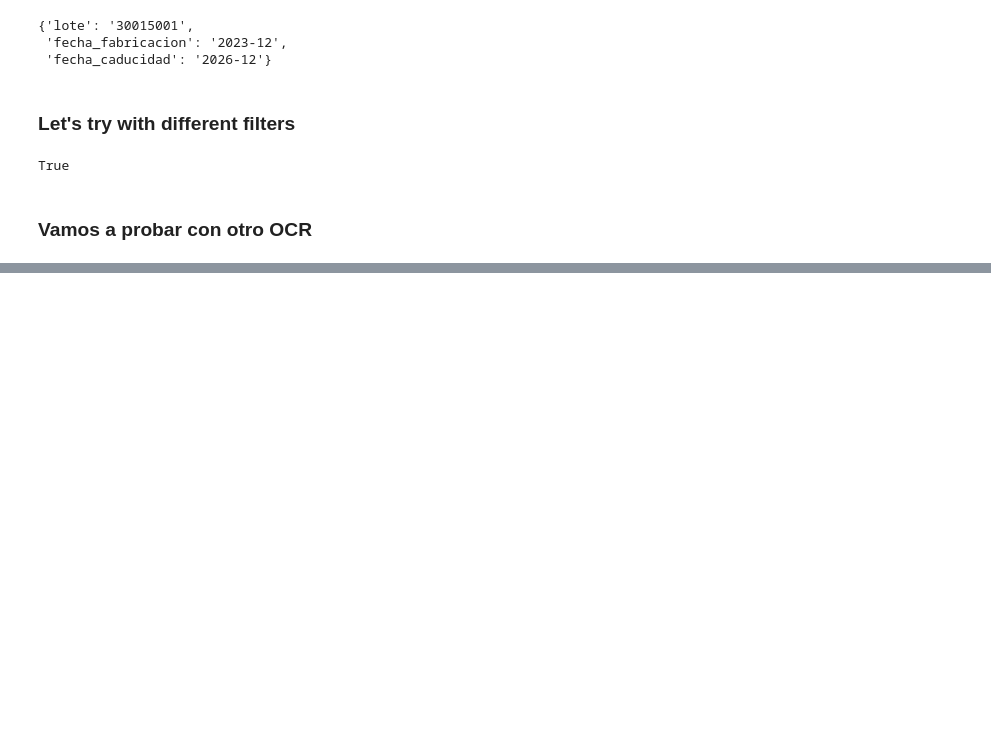
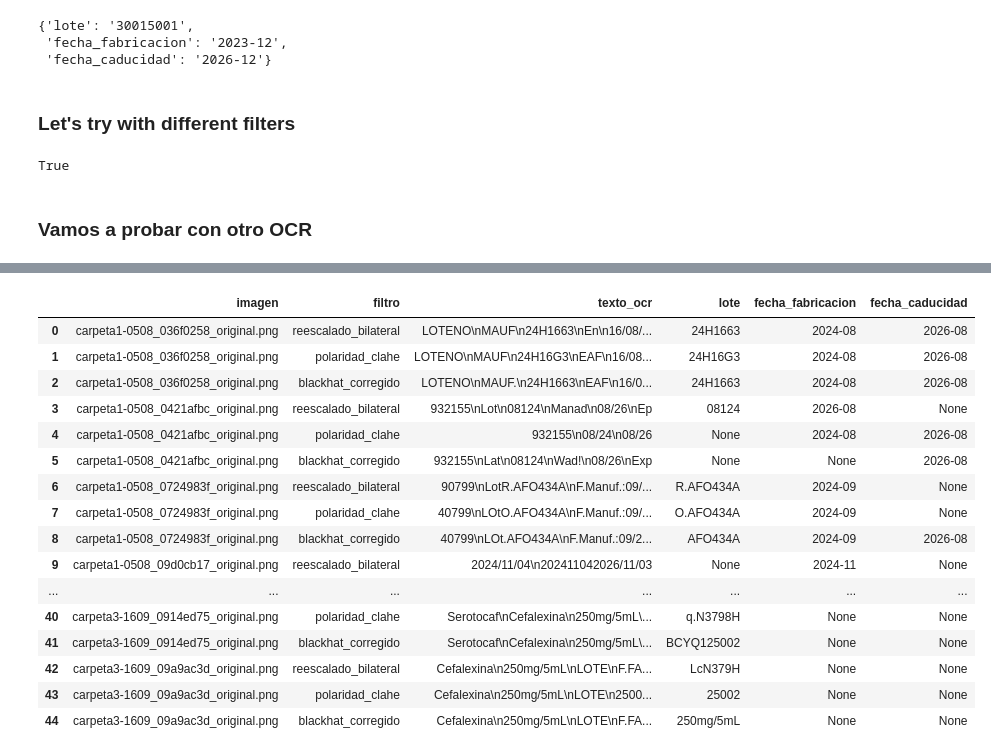
Before and after one commit to csampedr/NuxiaProject, a Jupyter notebook: Paddle.ipynb, the cells around one changed output, grey strips where cells are left out. Cells and saved outputs as stored; diff of their text form; code cells hidden in the pictures; blank space fills up the shorter version.

```diff
--- a/Paddle.ipynb
+++ b/Paddle.ipynb
@@ -571,0 +645,46 @@ cv2.destroyAllWindows()
+# %%
+# Procesar cada imagen con los tres filtros y guardar resultados comparables.
+from pathlib import Path
+import pandas as pd
+
+CARPETA_MUESTRA = Path("muestra_15_imagenes")
+ARCHIVO_RESULTADOS = CARPETA_MUESTRA / "resultados_ocr_filtros.csv"
+filtros_natalia = {
+    "reescalado_bilateral": pipeline_reescalado_bilateral,
+    "polaridad_clahe": pipeline_polaridad_clahe,
+    "blackhat_corregido": pipeline_blackhat_corregido,
+}
+
+rutas_imagenes = sorted(
+    ruta for ruta in CARPETA_MUESTRA.iterdir()
+    if ruta.is_file() and ruta.suffix.lower() in {".png", ".jpg", ".jpeg"}
+)
+if len(rutas_imagenes) != 15:
+    raise ValueError(
+        f"Se esperaban 15 imagenes en {CARPETA_MUESTRA}, "
+        f"pero se encontraron {len(rutas_imagenes)}."
+    )
+
+filas_resultados = []
+for ruta_imagen in rutas_imagenes:
+    imagen_original = cv2.imread(str(ruta_imagen))
+    if imagen_original is None:
+        raise ValueError(f"No se pudo leer la imagen: {ruta_imagen}")
+
+    for nombre_filtro, aplicar_filtro in filtros_natalia.items():
+        imagen_filtrada = aplicar_filtro(imagen_original)
+        texto_ocr = "\n".join(extraer_texto_paddle(paddle_ocr, imagen_filtrada))
+        campos = funcion_maestra(texto_ocr)
+        filas_resultados.append({
+            "imagen": ruta_imagen.name,
+            "filtro": nombre_filtro,
+            "texto_ocr": texto_ocr,
+            **campos,
+        })
+
+resultados_filtros = pd.DataFrame(filas_resultados)
+resultados_filtros.to_csv(ARCHIVO_RESULTADOS, index=False, encoding="utf-8-sig")
+print(f"Procesadas {len(rutas_imagenes)} imagenes con {len(filtros_natalia)} filtros.")
+print(f"Resultados guardados en: {ARCHIVO_RESULTADOS}")
+display(resultados_filtros)
+# %% [output]
@@ -571,0 +708,17 @@ cv2.destroyAllWindows()
+|  | imagen | filtro | texto_ocr | lote | fecha_fabricacion | fecha_caducidad |
+| 0 | carpeta1-0508_036f0258_original.png | reescalado_bilateral | LOTENO\nMAUF\n24H1663\nEn\n16/08/... | 24H1663 | 2024-08 | 2026-08 |
+| 1 | carpeta1-0508_036f0258_original.png | polaridad_clahe | LOTENO\nMAUF\n24H16G3\nEAF\n16/08... | 24H16G3 | 2024-08 | 2026-08 |
+| 2 | carpeta1-0508_036f0258_original.png | blackhat_corregido | LOTENO\nMAUF.\n24H1663\nEAF\n16/0... | 24H1663 | 2024-08 | 2026-08 |
+| 3 | carpeta1-0508_0421afbc_original.png | reescalado_bilateral | 932155\nLot\n08124\nManad\n08/26\nEp | 08124 | 2026-08 | None |
+| 4 | carpeta1-0508_0421afbc_original.png | polaridad_clahe | 932155\n08/24\n08/26 | None | 2024-08 | 2026-08 |
+| 5 | carpeta1-0508_0421afbc_original.png | blackhat_corregido | 932155\nLat\n08124\nWad!\n08/26\nExp | None | None | 2026-08 |
+| 6 | carpeta1-0508_0724983f_original.png | reescalado_bilateral | 90799\nLotR.AFO434A\nF.Manuf.:09/... | R.AFO434A | 2024-09 | None |
+| 7 | carpeta1-0508_0724983f_original.png | polaridad_clahe | 40799\nLOtO.AFO434A\nF.Manuf.:09/... | O.AFO434A | 2024-09 | None |
+| 8 | carpeta1-0508_0724983f_original.png | blackhat_corregido | 40799\nLOt.AFO434A\nF.Manuf.:09/2... | AFO434A | 2024-09 | 2026-08 |
+| 9 | carpeta1-0508_09d0cb17_original.png | reescalado_bilateral | 2024/11/04\n202411042026/11/03 | None | 2024-11 | None |
+| ... | ... | ... | ... | ... | ... | ... |
+| 40 | carpeta3-1609_0914ed75_original.png | polaridad_clahe | Serotocaf\nCefalexina\n250mg/5mL\... | q.N3798H | None | None |
+| 41 | carpeta3-1609_0914ed75_original.png | blackhat_corregido | Serotocaf\nCefalexina\n250mg/5mL\... | BCYQ125002 | None | None |
+| 42 | carpeta3-1609_09a9ac3d_original.png | reescalado_bilateral | Cefalexina\n250mg/5mL\nLOTE\nF.FA... | LcN379H | None | None |
+| 43 | carpeta3-1609_09a9ac3d_original.png | polaridad_clahe | Cefalexina\n250mg/5mL\nLOTE\n2500... | 25002 | None | None |
+| 44 | carpeta3-1609_09a9ac3d_original.png | blackhat_corregido | Cefalexina\n250mg/5mL\nLOTE\nF.FA... | 250mg/5mL | None | None |
```
Also changed, not shown: parts of 7 cells of this notebook, 1 other file.
